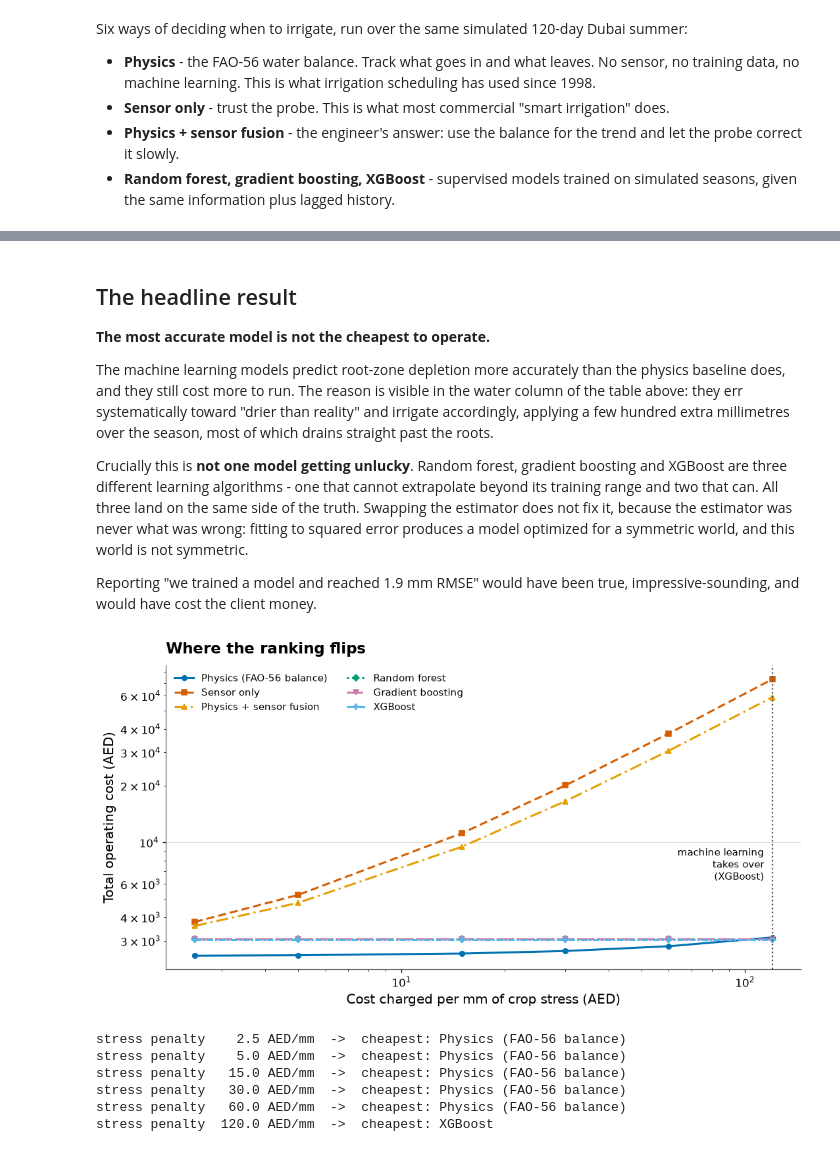
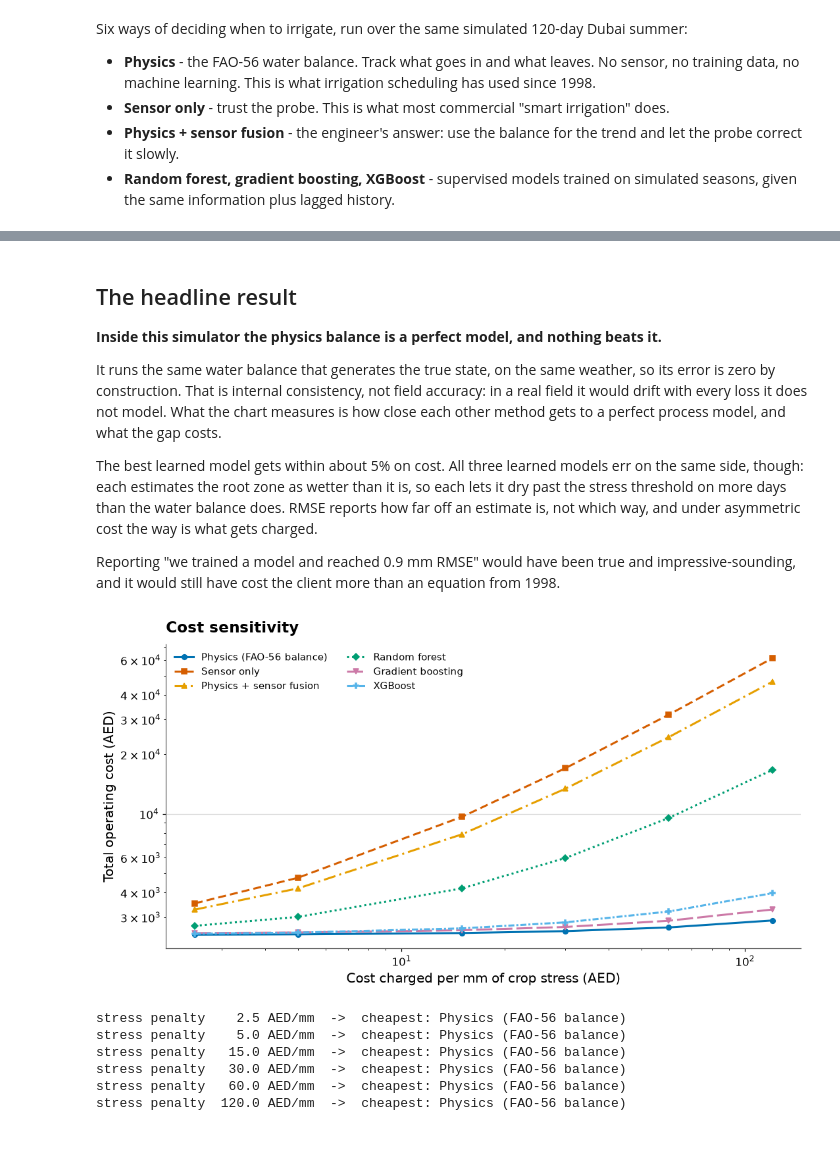
Before and after one commit to hamza-aziz-ai/Dubai-Irrigation-Advisor, a Jupyter notebook: notebooks/03_irrigation_decisions_and_cost.ipynb, the cells around one changed output, grey strips where cells are left out. Cells and saved outputs as stored; diff of their text form; code cells hidden in the pictures.

```diff
--- a/notebooks/03_irrigation_decisions_and_cost.ipynb
+++ b/notebooks/03_irrigation_decisions_and_cost.ipynb
@@ -188,23 +185,13 @@ Cost gap                : +391 AED
 # %% [markdown]
 ## The headline result
 
-**The most accurate model is not the cheapest to operate.**
+**Inside this simulator the physics balance is a perfect model, and nothing beats it.**
 
-The machine learning models predict root-zone depletion more accurately than
-the physics baseline does, and they still cost more to run. The reason is
-visible in the water column of the table above: they err systematically toward
-"drier than reality" and irrigate accordingly, applying a few hundred extra
-millimetres over the season, most of which drains straight past the roots.
+It runs the same water balance that generates the true state, on the same weather, so its error is zero by construction. That is internal consistency, not field accuracy: in a real field it would drift with every loss it does not model. What the chart measures is how close each other method gets to a perfect process model, and what the gap costs.
 
-Crucially this is **not one model getting unlucky**. Random forest, gradient
-boosting and XGBoost are three different learning algorithms - one that cannot
-extrapolate beyond its training range and two that can. All three land on the
-same side of the truth. Swapping the estimator does not fix it, because the
-estimator was never what was wrong: fitting to squared error produces a model
-optimized for a symmetric world, and this world is not symmetric.
+The best learned model gets within about 5% on cost. All three learned models err on the same side, though: each estimates the root zone as wetter than it is, so each lets it dry past the stress threshold on more days than the water balance does. RMSE reports how far off an estimate is, not which way, and under asymmetric cost the way is what gets charged.
 
-Reporting "we trained a model and reached 1.9 mm RMSE" would have been true,
-impressive-sounding, and would have cost the client money.
+Reporting "we trained a model and reached 0.9 mm RMSE" would have been true and impressive-sounding, and it would still have cost the client more than an equation from 1998.
 # %%
 penalties = [2.5, 5.0, 15.0, 30.0, 60.0, 120.0]
 curves: dict[str, list[float]] = {name: [] for name in names}
@@ -225,43 +212,43 @@ ax.set_xscale("log")
 ax.set_yscale("log")
 ax.set_xlabel("Cost charged per mm of crop stress (AED)")
 ax.set_ylabel("Total operating cost (AED)")
-ax.set_title("Where the ranking flips")
+ax.set_title("Cost sensitivity")
 ax.legend(ncol=2, fontsize=9.5)
 
 # Two plain locals rather than an optional tuple. Subscripting a value that
 # may be None makes every later line re-establish that it is not, and the
 # positions of a bare tuple carry no meaning to a reader either.
 crossover_penalty: float | None = None
 crossover_winner = ""
 for index, penalty in enumerate(penalties):
     winner = min(curves, key=lambda n: curves[n][index])
     if not winner.startswith("Physics ("):
         crossover_penalty, crossover_winner = penalty, winner
         break
 
 if crossover_penalty is not None:
     ax.axvline(crossover_penalty, color="#4D4D4D", linestyle=":", linewidth=1.5)
     # Right-aligned and nudged left. The crossover is the last point on the
     # axis, so a centred label puts half its width outside the plot.
     ax.annotate(f"machine learning\ntakes over\n({crossover_winner})",
                 (crossover_penalty, ax.get_ylim()[0] * 3),
                 xytext=(-8, 0), textcoords="offset points",
                 fontsize=10, ha="right")
 
 plt.tight_layout()
 plt.show()
 
 for index, penalty in enumerate(penalties):
     winner = min(curves, key=lambda n: curves[n][index])
     print(f"stress penalty {penalty:6.1f} AED/mm  ->  cheapest: {winner}")
 # %% [output]
-[figure, old version]
+[figure, new version]
 stress penalty    2.5 AED/mm  ->  cheapest: Physics (FAO-56 balance)
 stress penalty    5.0 AED/mm  ->  cheapest: Physics (FAO-56 balance)
 stress penalty   15.0 AED/mm  ->  cheapest: Physics (FAO-56 balance)
 stress penalty   30.0 AED/mm  ->  cheapest: Physics (FAO-56 balance)
 stress penalty   60.0 AED/mm  ->  cheapest: Physics (FAO-56 balance)
-stress penalty  120.0 AED/mm  ->  cheapest: XGBoost
+stress penalty  120.0 AED/mm  ->  cheapest: Physics (FAO-56 balance)
 # %% [markdown]
 ## When would machine learning be the right call?
 
```
Also changed, not shown: parts of 7 cells of this notebook, 22 other files.
